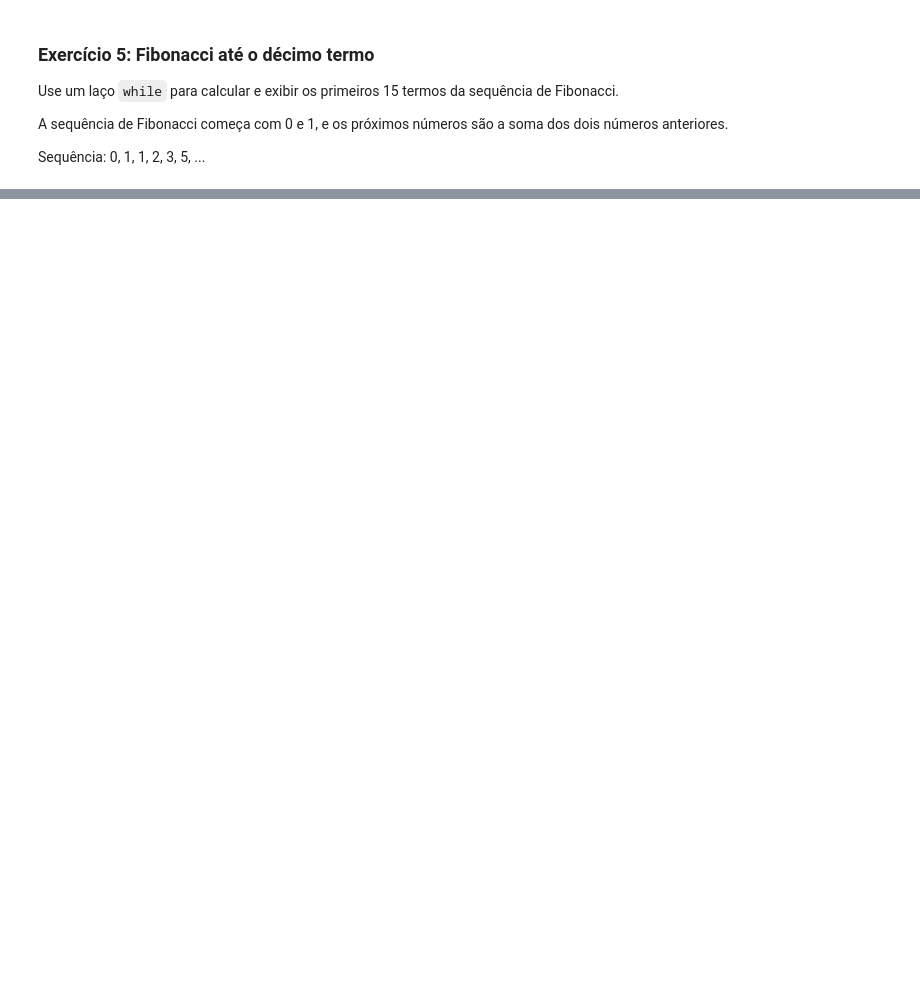
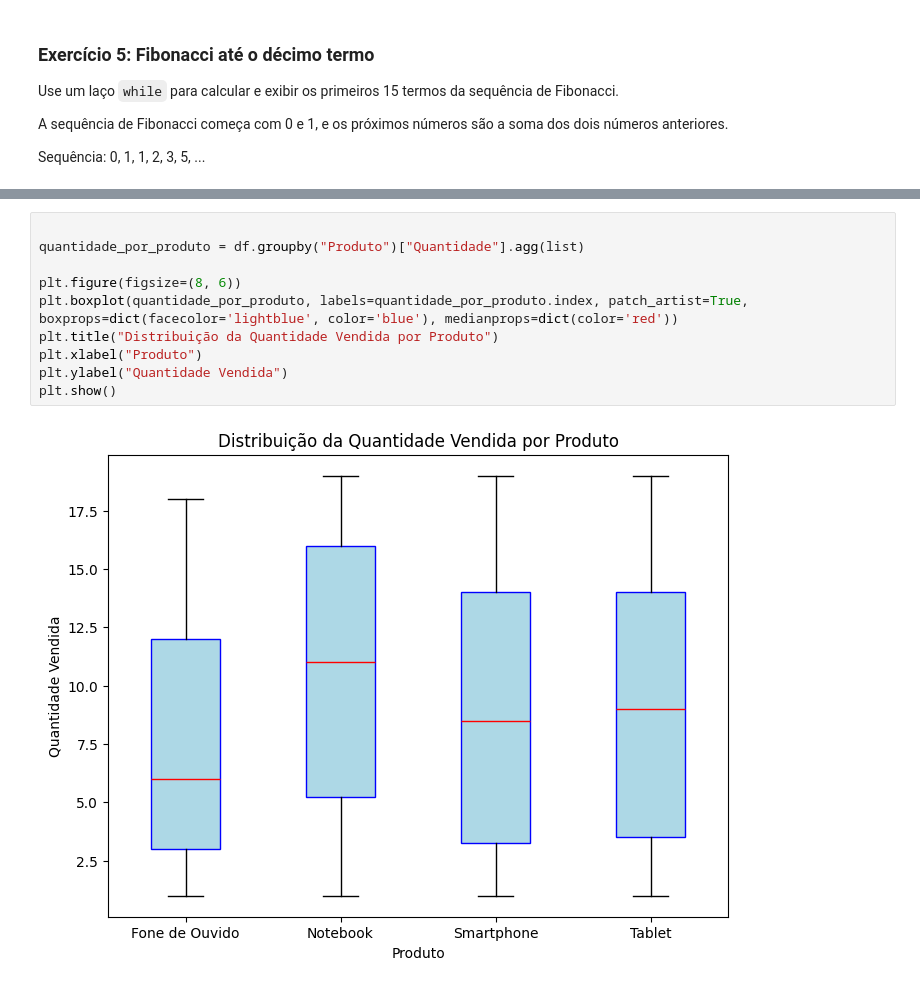
Before and after one commit to py232027046/CEE2, a Jupyter notebook: aulas.ipynb, the cells around one changed output, grey strips where cells are left out. Drawn from its saved outputs; the diff is of its cells as text; blank space fills up the shorter version.

```diff
--- a/aulas.ipynb
+++ b/aulas.ipynb
@@ -1239,0 +4389,12 @@ while contador < 15:
+# %%
+
+quantidade_por_produto = df.groupby("Produto")["Quantidade"].agg(list)
+
+plt.figure(figsize=(8, 6))
+plt.boxplot(quantidade_por_produto, labels=quantidade_por_produto.index, patch_artist=True, boxprops=dict(facecolor='lightblue', color='blue'), medianprops=dict(color='red'))
+plt.title("Distribuição da Quantidade Vendida por Produto")
+plt.xlabel("Produto")
+plt.ylabel("Quantidade Vendida")
+plt.show()
+# %% [output]
+[figure, added]
```
Also changed, not shown: parts of 430 cells of this notebook.
